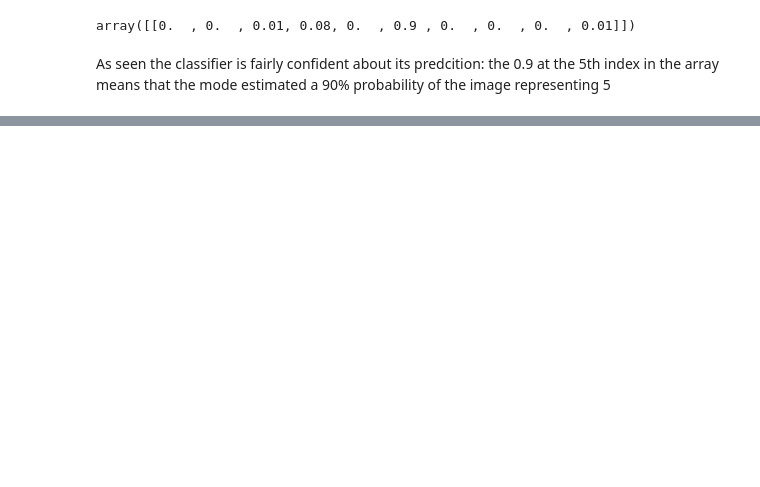
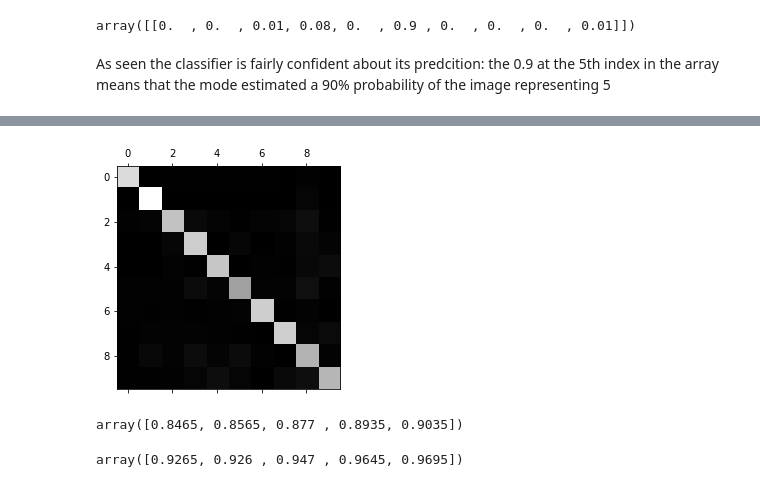
Before and after one commit to Enoch64/Image-Classification-with-sci-kit-Learn-, a Jupyter notebook: Image_Classification_with_sci_kit_learn.ipynb, the cells around one changed output, grey strips where cells are left out. Cells and saved outputs as stored; diff of their text form; code cells hidden in the pictures; blank space fills up the shorter version.

```diff
--- a/Image_Classification_with_sci_kit_learn.ipynb
+++ b/Image_Classification_with_sci_kit_learn.ipynb
@@ -253,0 +246,16 @@ plt.show()
+# %%
+#Confusion matrix for SGD Classifier
+plt.matshow(confusion_matrix(y_test,y_test_pred_1), cmap=plt.cm.gray)
+plt.show()
+# %% [output]
+[figure, added]
+# %%
+#Accuracy of SGD classifier
+cross_val_score(sgd_clf,X_test, y_test, scoring="accuracy")
+# %% [output]
+array([0.8465, 0.8565, 0.877 , 0.8935, 0.9035])
+# %%
+#Accuracy of RandomForest Classifier
+cross_val_score(forest_clf,X_test, y_test, scoring="accuracy")
+# %% [output]
+array([0.9265, 0.926 , 0.947 , 0.9645, 0.9695])
```
Also changed, not shown: parts of 12 cells of this notebook.
